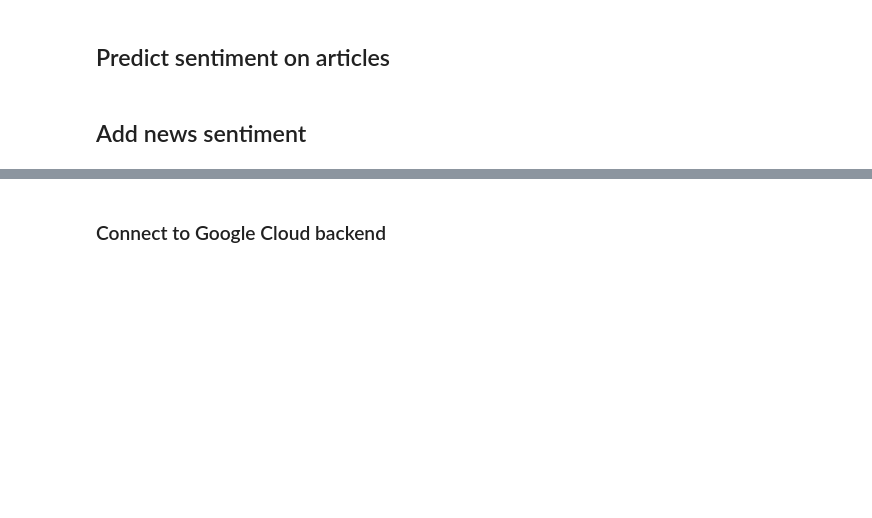
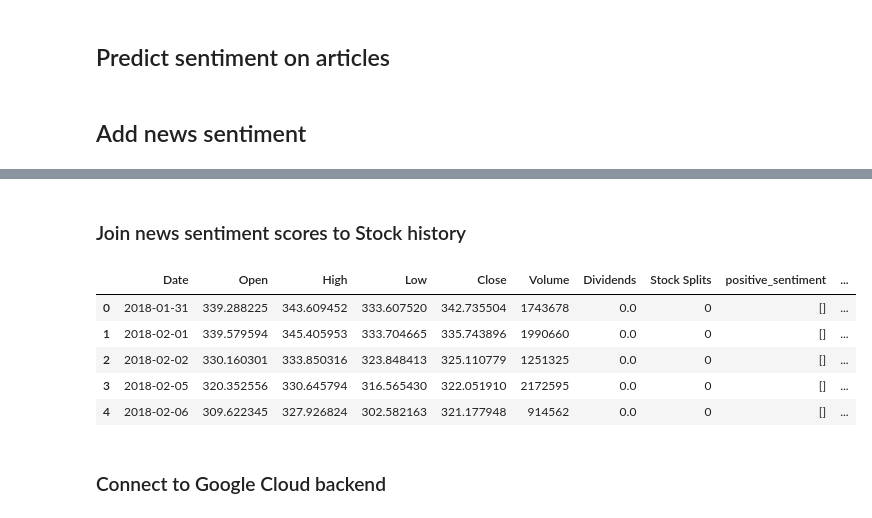
Before and after one commit to ashwinkey04/pred-backend, a Jupyter notebook: fyp_phase_1.ipynb, the cells around one changed output, grey strips where cells are left out. Saved outputs shown, nothing was run; the diff lists cells and outputs as text; code cells hidden in the pictures; blank space fills up the shorter version.

Commit message:
Perform join of sentiment data with stock history

```diff
--- a/fyp_phase_1.ipynb
+++ b/fyp_phase_1.ipynb
@@ -187,7 +133,7 @@ def create_stock_history_dataset():
     return fin_stock_history
 
 def update_stock_history_dataset():
-    fin_stock_history=pd.read_csv(stock_history_file_path)
+    fin_stock_history=pd.read_csv(output_stock_history_file_path)
     fin_stock_history.Date=pd.to_datetime(fin_stock_history.Date, format='%Y/%m/%d')
     today_fin_stock_data=ticker_object.history(period="3d")
     today_fin_stock_data=today_fin_stock_data.reset_index()
@@ -201,7 +147,7 @@ def update_stock_history_dataset():
 # %%
 # create stock market history dataset
 ticker_object=yf.Ticker(company_symbol)
-if os.path.exists(stock_history_file_path)==False:
+if os.path.exists(output_stock_history_file_path)==False:
     fin_stock_history=create_stock_history_dataset()
     print('Created new stock history dataset')
 else:
@@ -319,0 +245,15 @@ news_sentiments.head()
+# %% [markdown]
+### Join news sentiment scores to Stock history
+# %%
+fin_stock_hist_len = len(fin_stock_history)
+fin_stock_history['positive_sentiment'] = np.empty((fin_stock_hist_len, 0)).tolist()
+fin_stock_history['negative_sentiment'] = np.empty((fin_stock_hist_len, 0)).tolist()
+fin_stock_history['neutral_sentiment'] = np.empty((fin_stock_hist_len, 0)).tolist()
+fin_stock_history.head()
+# %% [output]
+|  | Date | Open | High | Low | Close | Volume | Dividends | Stock Splits | positive_sentiment | ... |
+| 0 | 2018-01-31 | 339.288225 | 343.609452 | 333.607520 | 342.735504 | 1743678 | 0.0 | 0 | [] | ... |
+| 1 | 2018-02-01 | 339.579594 | 345.405953 | 333.704665 | 335.743896 | 1990660 | 0.0 | 0 | [] | ... |
+| 2 | 2018-02-02 | 330.160301 | 333.850316 | 323.848413 | 325.110779 | 1251325 | 0.0 | 0 | [] | ... |
+| 3 | 2018-02-05 | 320.352556 | 330.645794 | 316.565430 | 322.051910 | 2172595 | 0.0 | 0 | [] | ... |
+| 4 | 2018-02-06 | 309.622345 | 327.926824 | 302.582163 | 321.177948 | 914562 | 0.0 | 0 | [] | ... |
```
Also changed, not shown: parts of 26 cells of this notebook.
